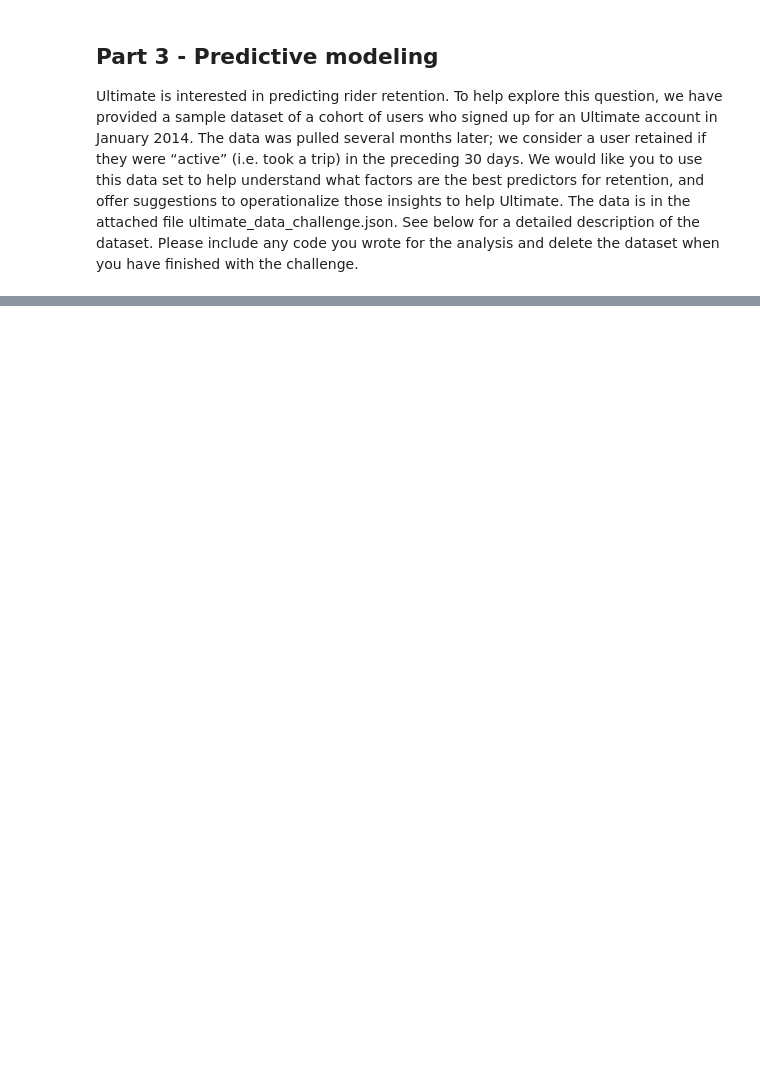
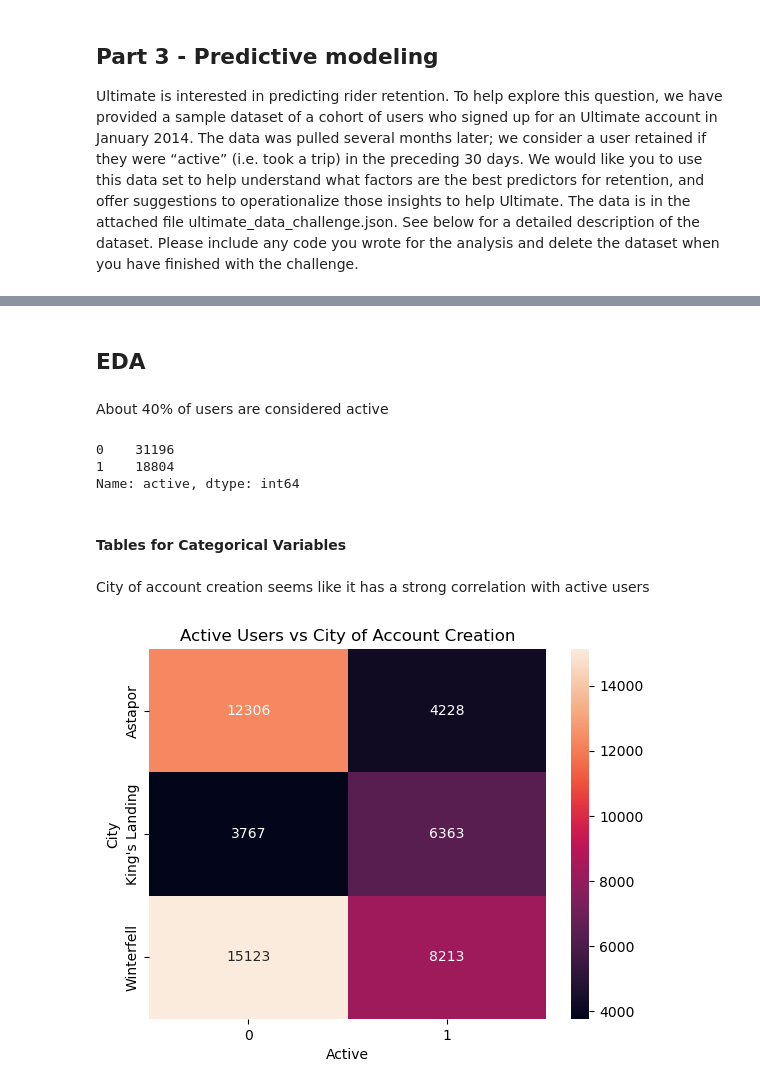
Before and after one commit to clementchen163/interview-prep-challenge, a Jupyter notebook: 3. Predictive Modeling.ipynb, the cells around one changed output, grey strips where cells are left out. Drawn from its saved outputs; the diff is of its cells as text; code cells hidden in the pictures; blank space fills up the shorter version.

```diff
--- a/3. Predictive Modeling.ipynb
+++ b/3. Predictive Modeling.ipynb
@@ -62,0 +148,3 @@ from modfunctions import binning, threshold_chart, plot_feature_importance, save
+# %%
+df['signup_date']=pd.to_datetime(df['signup_date'])
+df['last_trip_date']=pd.to_datetime(df['last_trip_date'])
@@ -62,0 +192,3 @@ from modfunctions import binning, threshold_chart, plot_feature_importance, save
+# %%
+df['active']=(df.last_trip_date>='2014-06-01').astype(int)
+df['ultimate_black_user']=df['ultimate_black_user'].astype(int)
@@ -62,0 +227,6 @@ from modfunctions import binning, threshold_chart, plot_feature_importance, save
+# %%
+df['signup_day']=df['signup_date'].dt.day
+df['days_between_signup_and_last_trip'] = (df['last_trip_date'] - df['signup_date']).dt.total_seconds() / (24 * 60 * 60)
+
+df=df.drop(columns=['signup_date', 'last_trip_date'], axis=1)
+df.head()
@@ -62,0 +263,15 @@ from modfunctions import binning, threshold_chart, plot_feature_importance, save
+# %%
+def fill_nan_with_distribution(x, series):
+    if pd.isnull(x):
+        return np.random.choice(series)
+    else:
+        return x
+
+np.random.seed(123)
+columns=['avg_rating_of_driver','phone','avg_rating_by_driver']
+df_0=df[df['active']==0]
+df_1=df[df['active']==1]
+for df in [df_0, df_1]:
+    for column in columns:
+        df[column]=df[column].apply(fill_nan_with_distribution, series=df[column].dropna());
+df=pd.concat([df_0,df_1])
@@ -62,0 +295,23 @@ from modfunctions import binning, threshold_chart, plot_feature_importance, save
+# %% [markdown]
+## EDA
+# %% [markdown]
+About 40% of users are considered active
+# %%
+df.active.value_counts()
+# %% [output]
+0    31196
+1    18804
+Name: active, dtype: int64
+# %% [markdown]
+#### Tables for Categorical Variables
+# %% [markdown]
+City of account creation seems like it has a strong correlation with active users
+# %%
+cross_tab = pd.crosstab(df['city'], df['active'])
+sns.heatmap(cross_tab, annot=True,fmt='d')
+plt.ylabel('City')
+plt.xlabel('Active')
+plt.title('Active Users vs City of Account Creation')
+plt.show()
+# %% [output]
+[figure, added]
```
Also changed, not shown: parts of 79 cells of this notebook, 1 other file.
